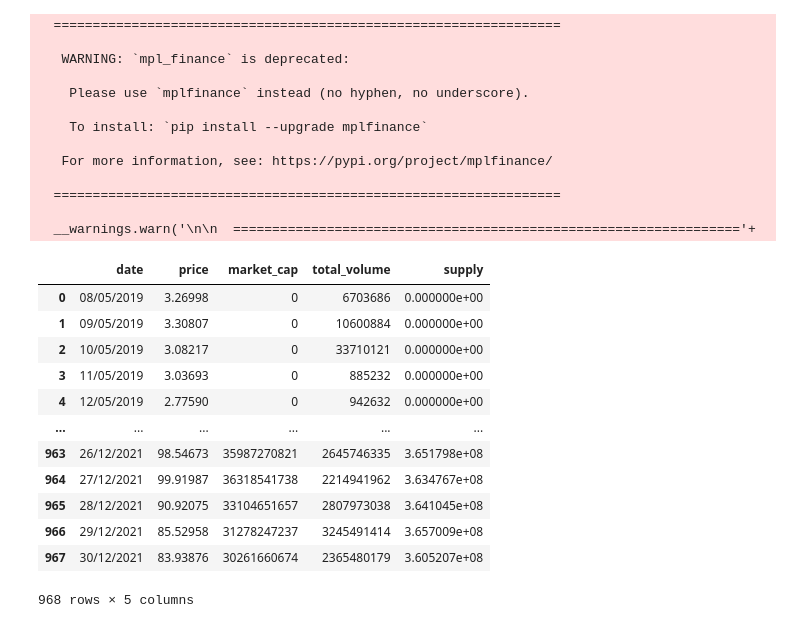
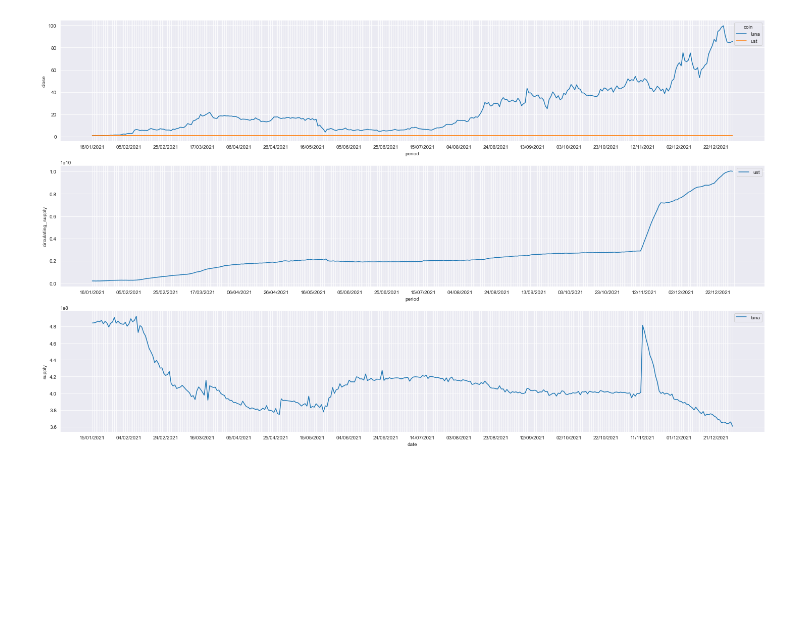
Before and after one commit to ferseguias/analysis_historical_crypto_data, a Jupyter notebook: notebook/visualization/terra_protocol.ipynb, the cells around one changed output. Drawn from its saved outputs; the diff is of its cells as text; code cells hidden in the pictures; blank space fills up the shorter version.

```diff
--- a/notebook/visualization/terra_protocol.ipynb
+++ b/notebook/visualization/terra_protocol.ipynb
@@ -1,15 +1,10 @@
 # %%
 import pandas as pd
-import numpy as np
-import sidetable
 import seaborn as sns
 import matplotlib.pyplot as plt
 sns.set_style("darkgrid")
-import plotly.graph_objects as go
 import warnings
 warnings.filterwarnings('ignore')
-from mpl_finance import candlestick_ohlc
-import matplotlib.dates as mpl_dates
 from pycoingecko import CoinGeckoAPI
 from datetime import date
 import datetime
@@ -33,56 +28,56 @@ to_ = date(2021, 12, 31)
 
 unix_from = from_.strftime('%s')
 unix_to = to_.strftime('%s')
 
 df = pd.DataFrame(cg.get_coin_market_chart_range_by_id(id="terra-luna", vs_currency="usd", from_timestamp=unix_from, to_timestamp=unix_to))
 
 def mc_transfor(df):
     #get values in lists and drop old colums
     #def get_value(x):
     #    return x[1]
     df[['date','price']] = pd.DataFrame(df.prices.tolist(), index= df.index)
     #df['market_cap'] = df["market_caps"].apply(get_value)
     df['market_cap'] = df["market_caps"].apply(lambda x : x[1])
     #df['total_volume'] = df["total_volumes"].apply(get_value)
     df['total_volume'] = df["total_volumes"].apply(lambda x : x[1])
     df.drop(["prices", "market_caps", "total_volumes"], axis=1, inplace=True)
 
     #change types: date to datetime / coin to category / floats to round float
     #def date_clean(x):
     #    return datetime.datetime.fromtimestamp(x / 1e3)
     #df["date"] = df["date"].apply(date_clean)
     df["date"] = df["date"].apply(lambda x : datetime.datetime.fromtimestamp(x / 1e3))
     df["date"] = df["date"].dt.strftime('%d/%m/%Y')
     df["price"] = df["price"].astype(float).round(5)
     df[["market_cap", "total_volume"]] = df[["market_cap", "total_volume"]].astype(int)
     df["supply"] = df["market_cap"] / df["price"]
     return df
 
 mc_transfor(df)
+
+#luna and ust price - note that ust is pegged to us dollar
+fig, axes = plt.subplots(3, 1, figsize=(25, 15), sharex=False, sharey=False)
+fig = sns.lineplot(data=scope, x="period", y="close", hue="coin", ax=axes[0])
+for ind, label in enumerate(fig.get_xticklabels()):
+    if ind % 20 == 0:  # every 10th label is kept
+        label.set_visible(True)
+    else:
+        label.set_visible(False)
+
+ust_scope = scope.loc[scope["coin"] == "ust"]
+fig = sns.lineplot(data=ust_scope, x="period", y="circulating_supply", ax=axes[1], label="ust")
+for ind, label in enumerate(fig.get_xticklabels()):
+    if ind % 20 == 0:  # every 10th label is kept
+        label.set_visible(True)
+    else:
+        label.set_visible(False)
+
+luna_scope = df.tail(350)
+fig = sns.lineplot(data=luna_scope, x="date", y="supply", ax=axes[2], label="luna")
+for ind, label in enumerate(fig.get_xticklabels()):
+    if ind % 20 == 0:  # every 10th label is kept
+        label.set_visible(True)
+    else:
+        label.set_visible(False)
 # %% [output]
-  =================================================================
-
-   WARNING: `mpl_finance` is deprecated:
-
-    Please use `mplfinance` instead (no hyphen, no underscore).
-
-    To install: `pip install --upgrade mplfinance`
-
-   For more information, see: https://pypi.org/project/mplfinance/
-
-  =================================================================
-
-  __warnings.warn('\n\n  ================================================================='+
-|  | date | price | market_cap | total_volume | supply |
-| 0 | 08/05/2019 | 3.26998 | 0 | 6703686 | 0.000000e+00 |
-| 1 | 09/05/2019 | 3.30807 | 0 | 10600884 | 0.000000e+00 |
-| 2 | 10/05/2019 | 3.08217 | 0 | 33710121 | 0.000000e+00 |
-| 3 | 11/05/2019 | 3.03693 | 0 | 885232 | 0.000000e+00 |
-| 4 | 12/05/2019 | 2.77590 | 0 | 942632 | 0.000000e+00 |
-| ... | ... | ... | ... | ... | ... |
-| 963 | 26/12/2021 | 98.54673 | 35987270821 | 2645746335 | 3.651798e+08 |
-| 964 | 27/12/2021 | 99.91987 | 36318541738 | 2214941962 | 3.634767e+08 |
-| 965 | 28/12/2021 | 90.92075 | 33104651657 | 2807973038 | 3.641045e+08 |
-| 966 | 29/12/2021 | 85.52958 | 31278247237 | 3245491414 | 3.657009e+08 |
-| 967 | 30/12/2021 | 83.93876 | 30261660674 | 2365480179 | 3.605207e+08 |
-968 rows × 5 columns
+[figure, added]
```
Also changed, not shown: parts of 4 cells of this notebook, 5 other files.
